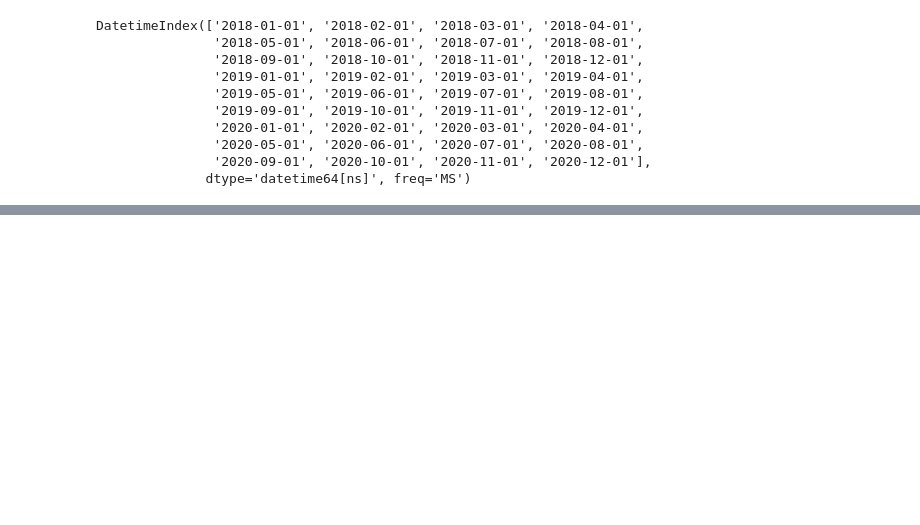
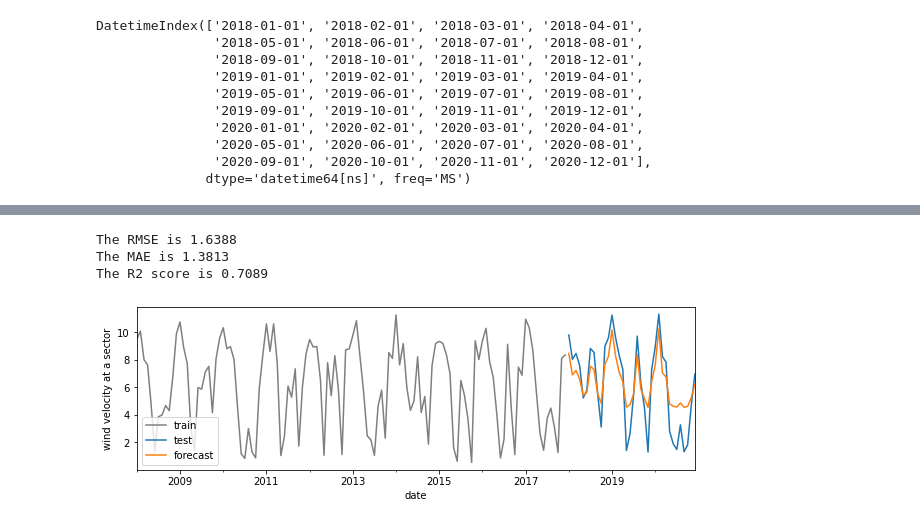
Before and after one commit to janpasia/eskwelabs-capstone, a Jupyter notebook: 04_eda_time_series_fitting.ipynb, the cells around one changed output, grey strips where cells are left out. Saved outputs shown, nothing was run; the diff lists cells and outputs as text; code cells hidden in the pictures; blank space fills up the shorter version.

```diff
--- a/04_eda_time_series_fitting.ipynb
+++ b/04_eda_time_series_fitting.ipynb
@@ -716,0 +484,20 @@ The R2 score is -32.1377
+# %%
+# LSTM TanH activation
+scaler = MinMaxScaler(feature_range=(-1, 1))
+th_train_df = maxv_train_df.reset_index()
+th_test_df = maxv_test_df.reset_index()
+th_train_df = th_train_df.append(th_test_df.iloc[0:1]).reset_index(drop=True)
+th_train_df[feature] = scaler.fit_transform(th_train_df[[feature]])
+th_test_df[feature] = scaler.fit_transform(th_test_df[[feature]])
+th_matrix = get_lstm_forecast(th_train_df, th_test_df, activation="tanh")
+
+plot_forecast(maxv_train_df,
+              maxv_test_df,
+              unpack_forecast_matrix(
+                  th_matrix, maxv_test_df.reset_index()[["date", feature]], scaler).set_index("date"),
+              feature)
+# %% [output]
+The RMSE is 1.6388
+The MAE is 1.3813
+The R2 score is 0.7089
+[figure, added]
```
Also changed, not shown: parts of 66 cells of this notebook.
